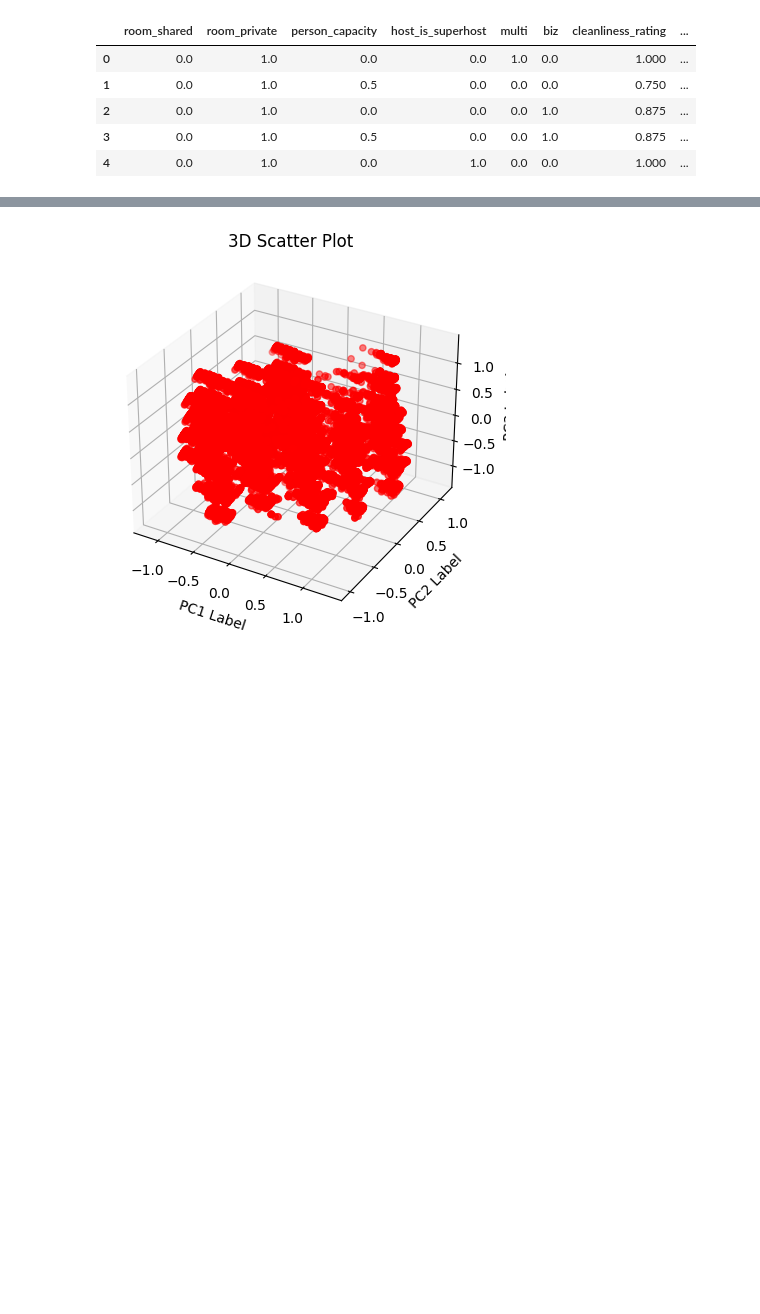
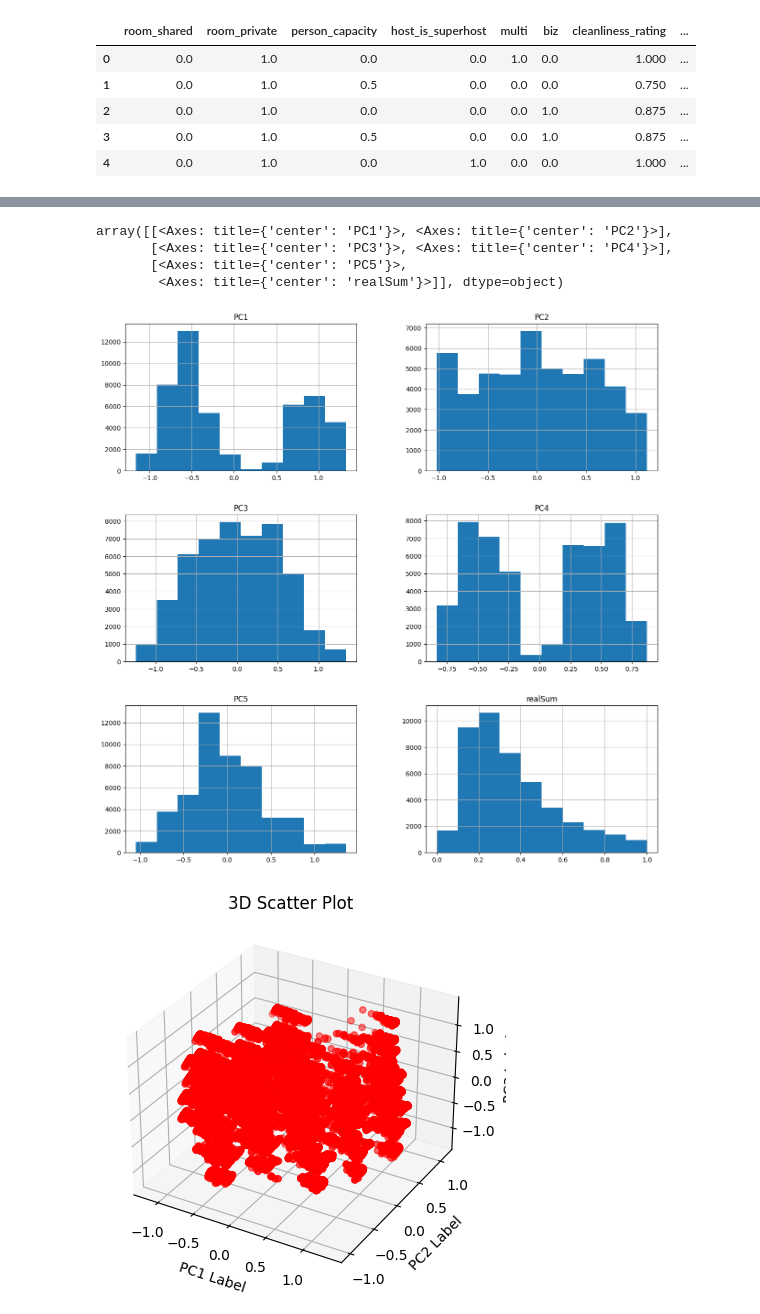
Before and after one commit to AlySemsem/ML_Project, a Jupyter notebook: ML_Project.ipynb, the cells around one changed output, grey strips where cells are left out. Cells and saved outputs as stored; diff of their text form; code cells hidden in the pictures; blank space fills up the shorter version.

```diff
--- a/ML_Project.ipynb
+++ b/ML_Project.ipynb
@@ -337,3 +337,11 @@ df_2.head()
+# %%
+df_2.hist(figsize=(15,15))
+# %% [output]
+array([[<Axes: title={'center': 'PC1'}>, <Axes: title={'center': 'PC2'}>],
+       [<Axes: title={'center': 'PC3'}>, <Axes: title={'center': 'PC4'}>],
+       [<Axes: title={'center': 'PC5'}>,
+        <Axes: title={'center': 'realSum'}>]], dtype=object)
+[figure, added]
 # %%
 from mpl_toolkits.mplot3d import Axes3D
 
```
Also changed, not shown: parts of 8 cells of this notebook.
